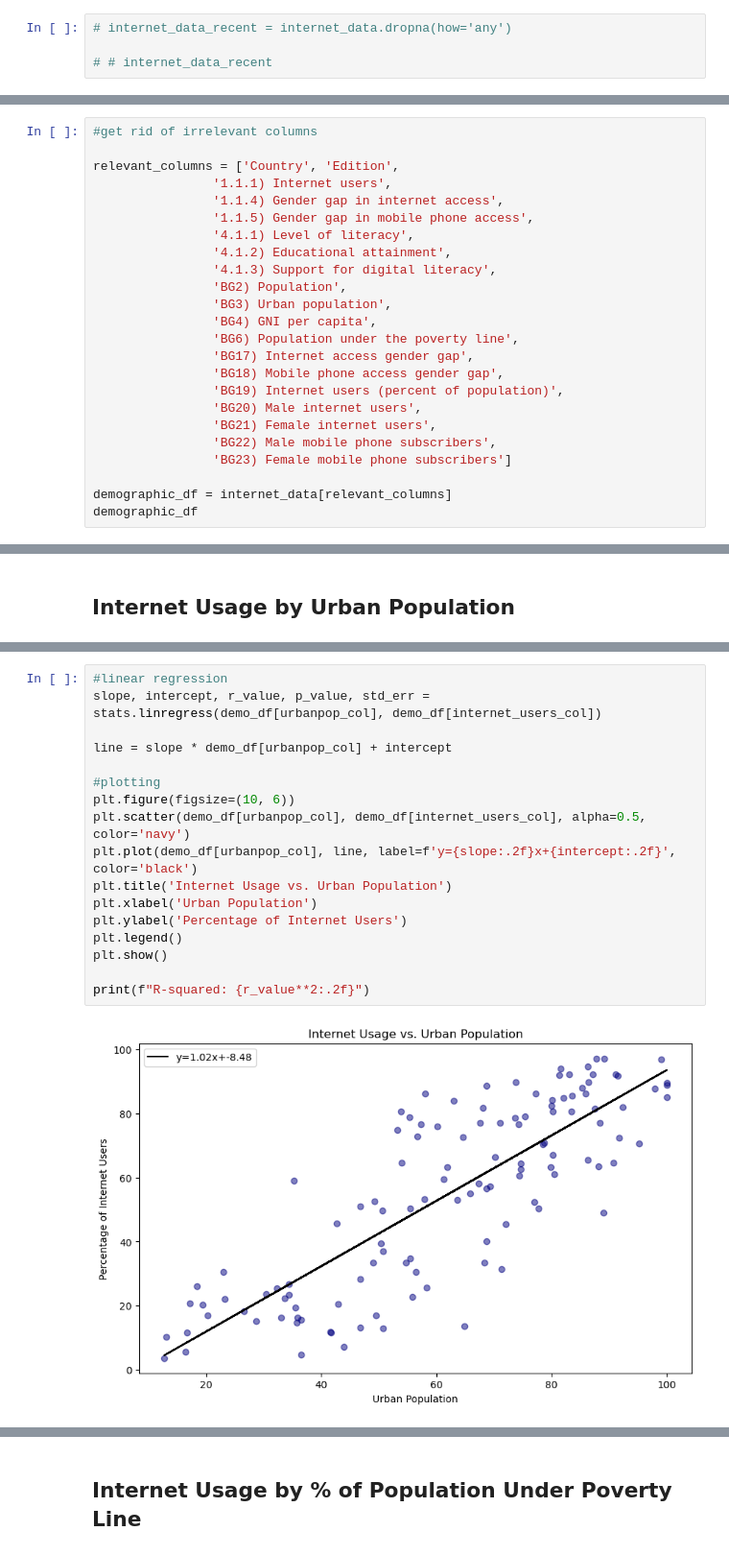
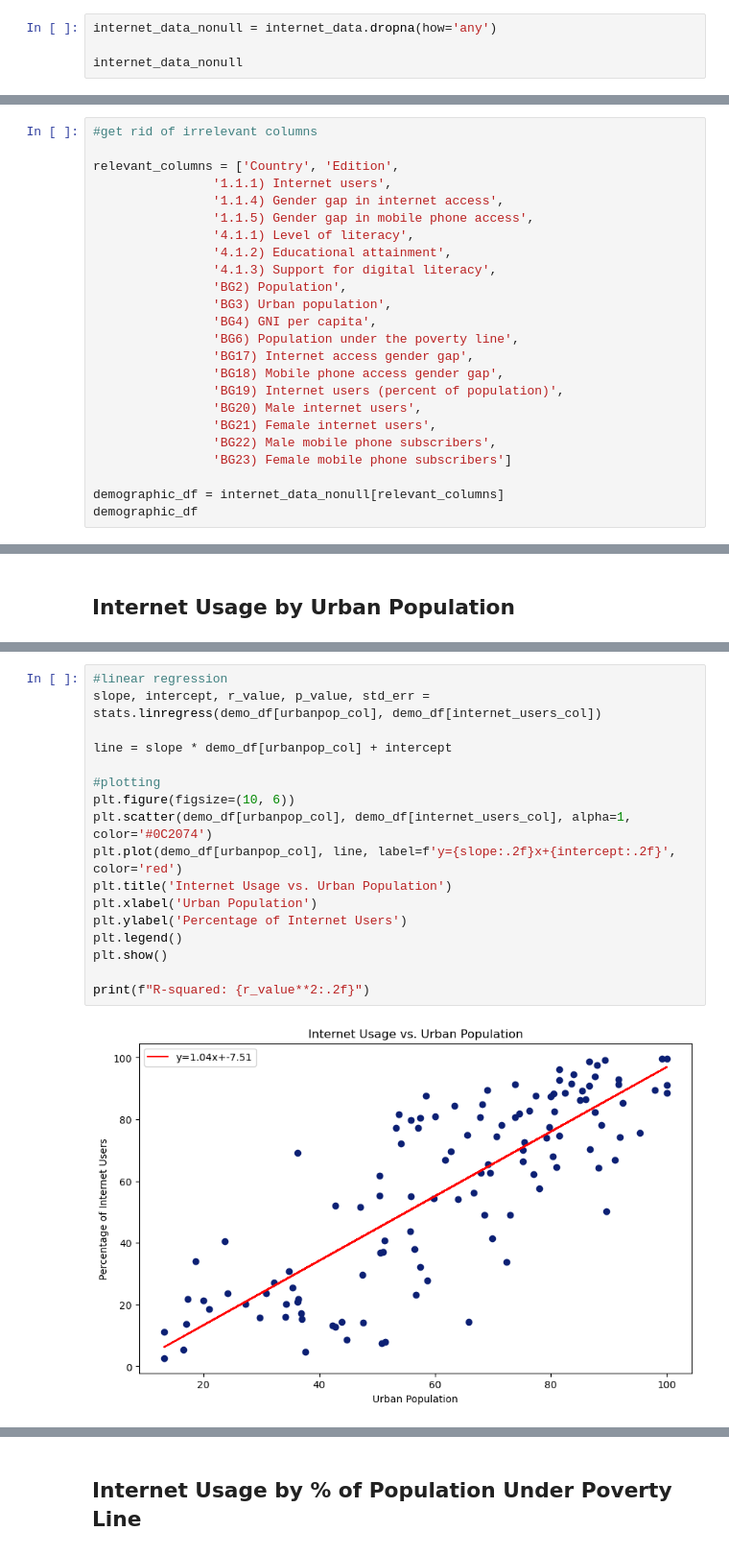
Before and after one commit to tiascott01/07_GroupProject1, a Jupyter notebook: Internet Demographics/internet-usage-working.ipynb, the cells around one changed output, grey strips where cells are left out. Shown at 96% size. Saved outputs shown, nothing was run; the diff lists cells and outputs as text.

```diff
--- a/Internet Demographics/internet-usage-working.ipynb
+++ b/Internet Demographics/internet-usage-working.ipynb
@@ -74,4 +67,4 @@ internet_data
 # %%
-# internet_data_recent = internet_data.dropna(how='any')
+internet_data_nonull = internet_data.dropna(how='any')
 
-# # internet_data_recent
+internet_data_nonull
@@ -97,7 +104,7 @@ relevant_columns = ['Country', 'Edition',
                 'BG22) Male mobile phone subscribers',
                 'BG23) Female mobile phone subscribers']
 
-demographic_df = internet_data[relevant_columns]
+demographic_df = internet_data_nonull[relevant_columns]
 demographic_df
 # %% [output]
 |  | Country | Edition | 1.1.1) Internet users | 1.1.4) Gender gap in internet access | 1.1.5) Gender gap in mobile phone... | ... |
@@ -488,19 +486,19 @@ plt.show()
 # %%
 #linear regression
 slope, intercept, r_value, p_value, std_err = stats.linregress(demo_df[urbanpop_col], demo_df[internet_users_col])
 
 line = slope * demo_df[urbanpop_col] + intercept
 
 #plotting
 plt.figure(figsize=(10, 6))
-plt.scatter(demo_df[urbanpop_col], demo_df[internet_users_col], alpha=0.5, color='navy')
-plt.plot(demo_df[urbanpop_col], line, label=f'y={slope:.2f}x+{intercept:.2f}', color='black')
+plt.scatter(demo_df[urbanpop_col], demo_df[internet_users_col], alpha=1, color='#0C2074')
+plt.plot(demo_df[urbanpop_col], line, label=f'y={slope:.2f}x+{intercept:.2f}', color='red')
 plt.title('Internet Usage vs. Urban Population')
 plt.xlabel('Urban Population')
 plt.ylabel('Percentage of Internet Users')
 plt.legend()
 plt.show()
 
 print(f"R-squared: {r_value**2:.2f}")
 # %% [output]
-[figure, old version]
+[figure, new version]
```
Also changed, not shown: parts of 24 cells of this notebook.
